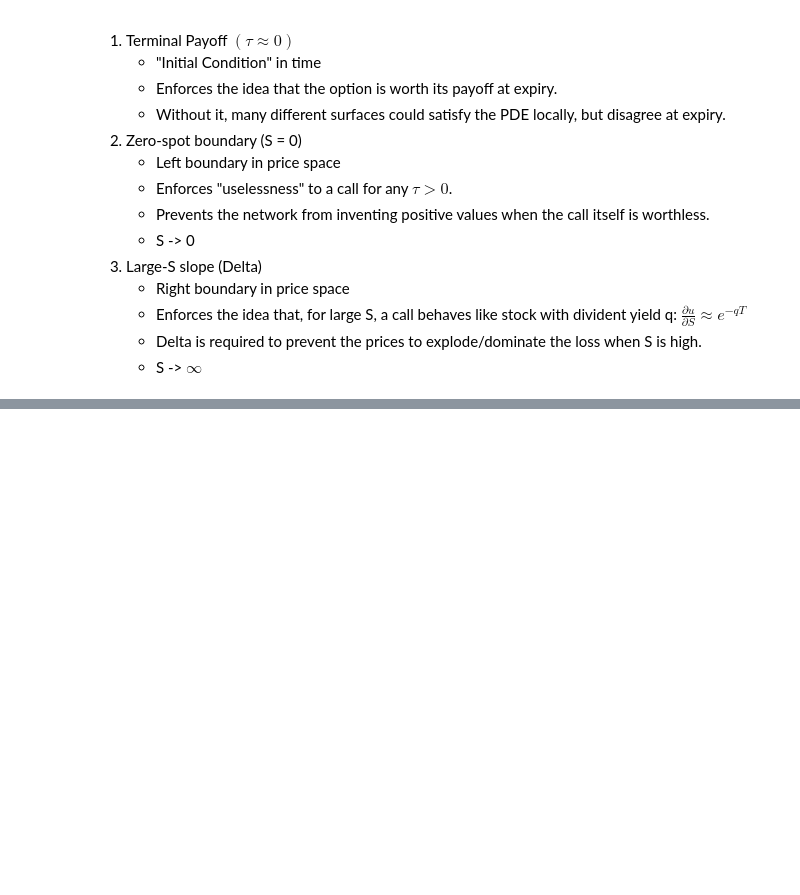
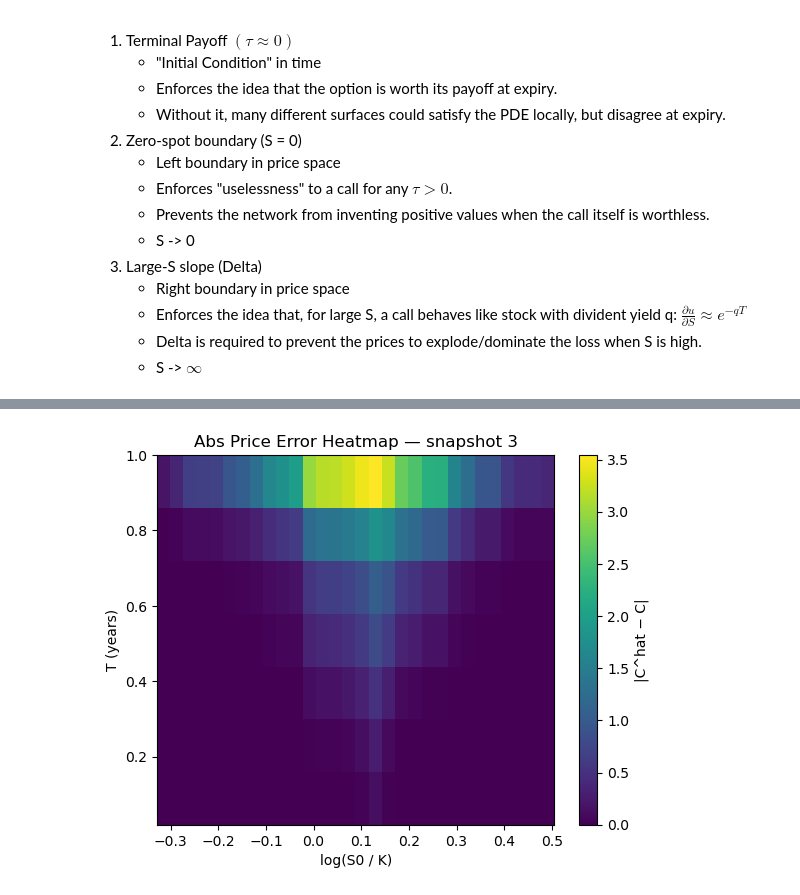
Before and after one commit to nickvpn/deep-learning-2025, a Jupyter notebook: Projects/Project 1/Project1.ipynb, the cells around one changed output, grey strips where cells are left out. Cells and saved outputs as stored; diff of their text form; code cells hidden in the pictures; blank space fills up the shorter version.

```diff
--- a/Projects/Project 1/Project1.ipynb
+++ b/Projects/Project 1/Project1.ipynb
@@ -536,0 +842,39 @@ def loss_pde_and_bc(model, coll, lambda_bc=1e-4):
+# %%
+def build_grids_for_snapshot(df_s, C_hat_tensor):
+    S0_np  = df_s["S0"].to_numpy()
+    K_np   = df_s["K"].to_numpy()
+    T_np   = df_s["T"].to_numpy()
+    C_true = df_s["price_mid"].to_numpy()   # synthetic mid-prices
+    C_pred = C_hat_tensor.detach().cpu().numpy()
+
+    ell = np.log(S0_np / K_np)              # log-moneyness
+    # round a bit so floats align on a grid
+    ell_r = np.round(ell, 8)
+    T_r   = np.round(T_np, 8)
+
+    e_vals, e_idx = np.unique(ell_r, return_inverse=True)
+    t_vals, t_idx = np.unique(T_r,   return_inverse=True)
+
+    H, W = len(t_vals), len(e_vals)
+    grid_true = np.full((H, W), np.nan)
+    grid_pred = np.full((H, W), np.nan)
+    grid_err  = np.full((H, W), np.nan)
+
+    grid_true[t_idx, e_idx] = C_true
+    grid_pred[t_idx, e_idx] = C_pred
+    grid_err[t_idx, e_idx]  = np.abs(C_pred - C_true)
+
+    return e_vals, t_vals, grid_true, grid_pred, grid_err
+
+e_vals, t_vals, grid_true, grid_pred, grid_err = build_grids_for_snapshot(df_s, C_hat)
+# %%
+plt.figure()
+extent = [e_vals.min(), e_vals.max(), t_vals.min(), t_vals.max()]
+plt.imshow(grid_err, origin="lower", aspect="auto", extent=extent)
+plt.xlabel("log(S0 / K)")
+plt.ylabel("T (years)")
+plt.title(f"Abs Price Error Heatmap — snapshot {sid}")
+plt.colorbar(label="|C^hat − C|")
+plt.show()
+# %% [output]
+[figure, added]
```
Also changed, not shown: parts of 37 cells of this notebook, 5 other files.
